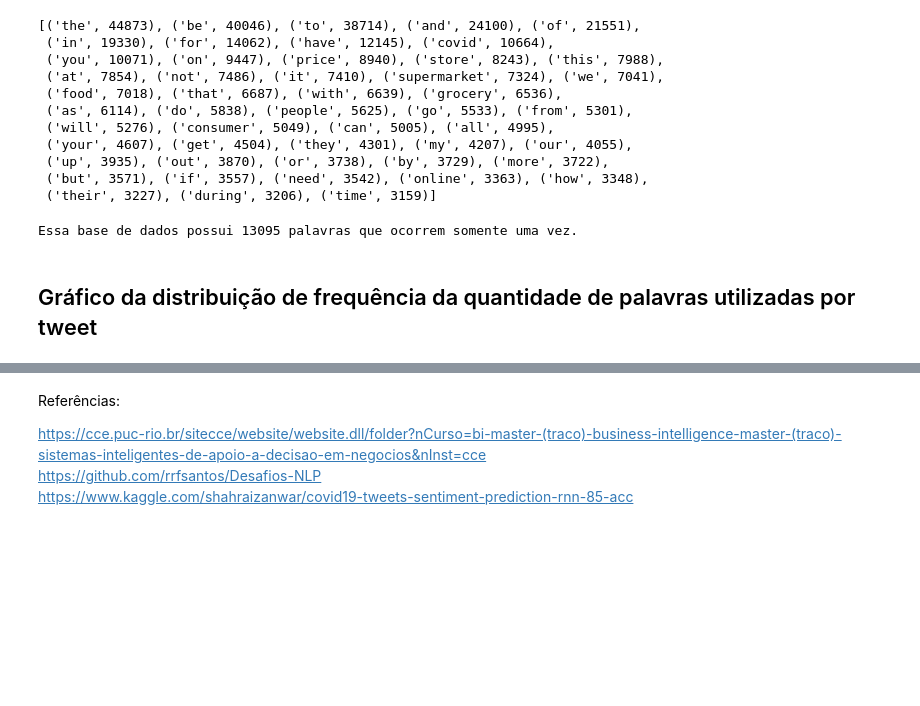
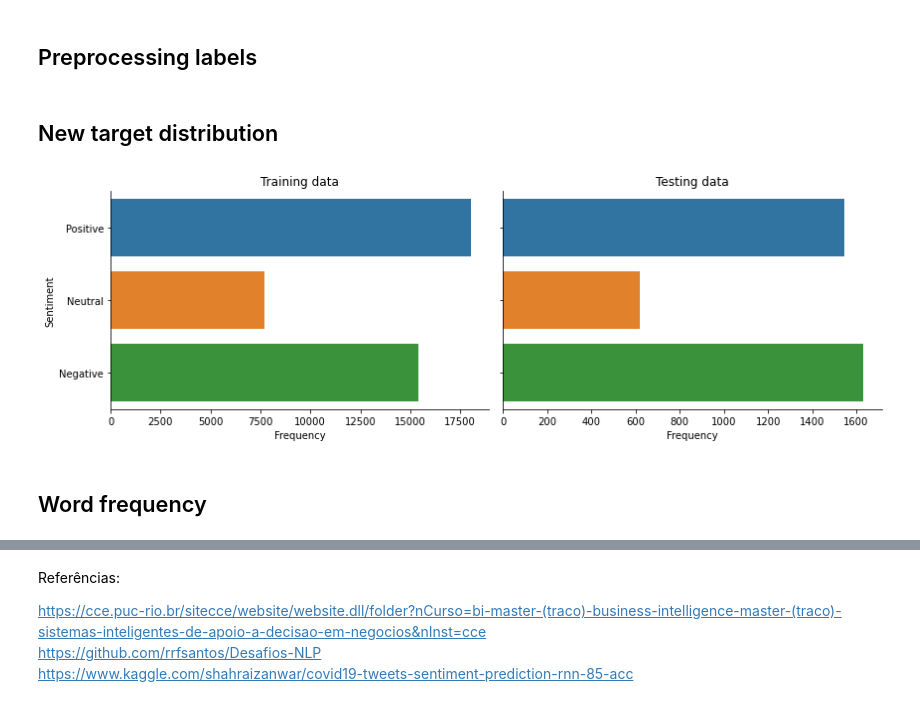
Before and after one commit to Geilson-Araujo/Coronavirus_Text_Classification, a Jupyter notebook: TensorFlow/coronavirus_tweets_classification.ipynb, the cells around one changed output, grey strips where cells are left out. Saved outputs shown, nothing was run; the diff lists cells and outputs as text; code cells hidden in the pictures; blank space fills up the shorter version.

```diff
--- a/TensorFlow/coronavirus_tweets_classification.ipynb
+++ b/TensorFlow/coronavirus_tweets_classification.ipynb
@@ -264,0 +187,2 @@ plt.tight_layout();
+# %% [markdown]
+## Preprocessing labels
@@ -265,28 +197,23 @@ plt.tight_layout();
+# %% [markdown]
+## New target distribution
+# %%
+fig, ax = plt.subplots(1, 2, figsize=(12, 4), sharey=True)
+
+order = ['Positive', 'Neutral', 'Negative']
+
+sns.countplot(y='Sentiment', data=train_data, order=order, ax=ax[0])
+ax[0].set(xlabel='Frequency', ylabel='Sentiment', title='Training data')
+
+sns.countplot(y='Sentiment', data=test_data, order=order, ax=ax[1])
+ax[1].set(xlabel='Frequency', ylabel=None, title='Testing data')
+
+sns.despine()
+plt.tight_layout();
+# %% [output]
+[figure, added]
+# %% [markdown]
+## Word frequency
 # %%
 # Compute the word frequency
 corpus = ' '.join(train_data['tweet'])
 fdist = nltk.FreqDist(word_tokenize(corpus))
-# %%
-# Exibe as ciquenta palavras mais comuns na base de treino
-# após o pré-processamento do texto
-pprint(fdist.most_common(50), compact=True)
-# %% [output]
-[('the', 44873), ('be', 40046), ('to', 38714), ('and', 24100), ('of', 21551),
- ('in', 19330), ('for', 14062), ('have', 12145), ('covid', 10664),
- ('you', 10071), ('on', 9447), ('price', 8940), ('store', 8243), ('this', 7988),
- ('at', 7854), ('not', 7486), ('it', 7410), ('supermarket', 7324), ('we', 7041),
- ('food', 7018), ('that', 6687), ('with', 6639), ('grocery', 6536),
- ('as', 6114), ('do', 5838), ('people', 5625), ('go', 5533), ('from', 5301),
- ('will', 5276), ('consumer', 5049), ('can', 5005), ('all', 4995),
- ('your', 4607), ('get', 4504), ('they', 4301), ('my', 4207), ('our', 4055),
- ('up', 3935), ('out', 3870), ('or', 3738), ('by', 3729), ('more', 3722),
- ('but', 3571), ('if', 3557), ('need', 3542), ('online', 3363), ('how', 3348),
- ('their', 3227), ('during', 3206), ('time', 3159)]
-# %%
-# Exibe a quantidade de palavras raras no vocabulário
-rare_words = [name for name, freq in fdist.items() if freq == 1]
-print(f'Essa base de dados possui {len(rare_words)} palavras que ocorrem somente uma vez.')
-# %% [output]
-Essa base de dados possui 13095 palavras que ocorrem somente uma vez.
-# %% [markdown]
-## Gráfico da distribuição de frequência da quantidade de palavras utilizadas por tweet
```
Also changed, not shown: parts of 73 cells of this notebook.
